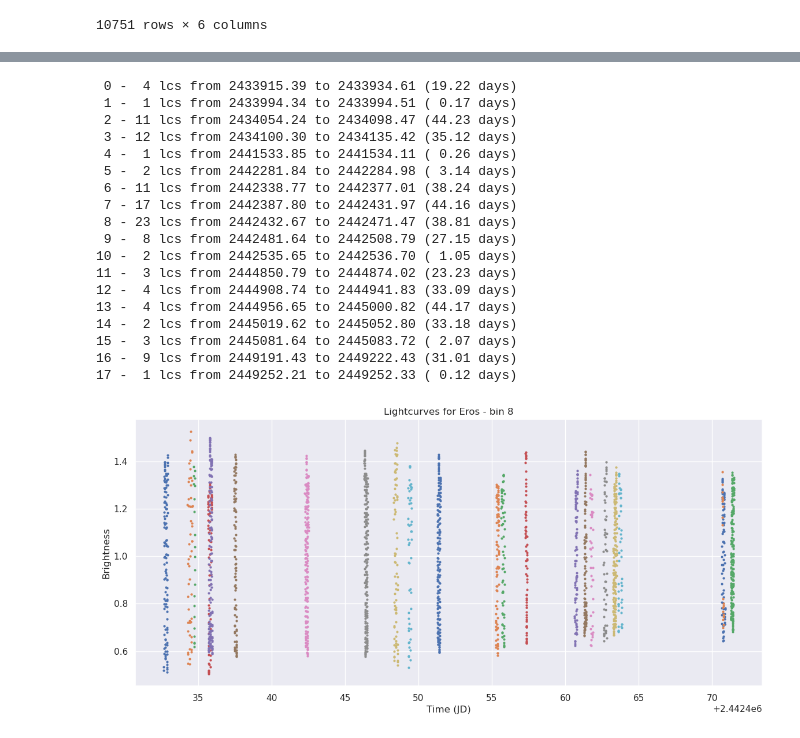
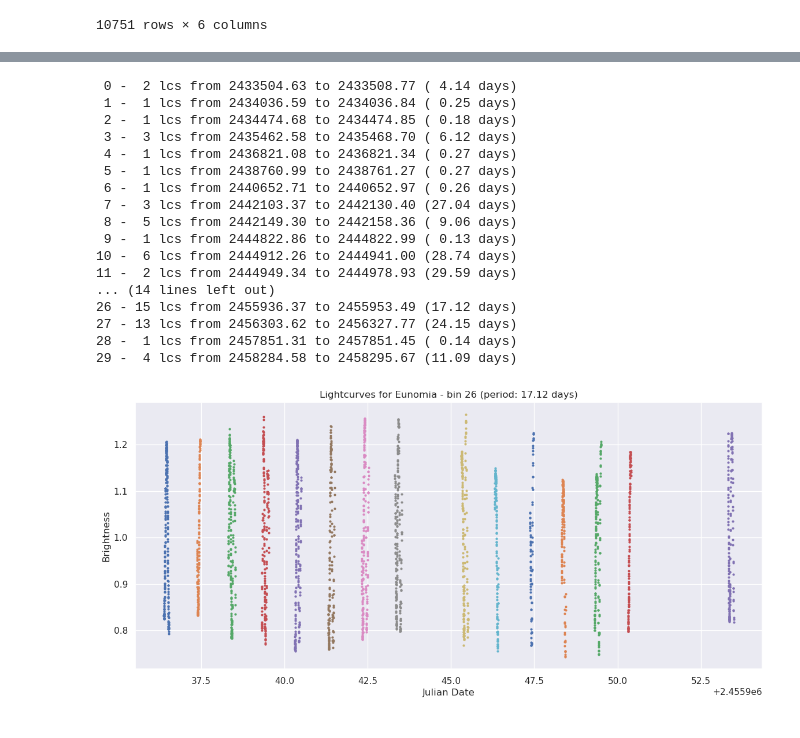
Before and after one commit to Vosloo/asteroid-lightcurves, a Jupyter notebook: EDA.ipynb, the cells around one changed output, grey strips where cells are left out. Cells and saved outputs as stored; diff of their text form; code cells hidden in the pictures.

Commit message:
Added newest results for lightcurve composite

```diff
--- a/EDA.ipynb
+++ b/EDA.ipynb
@@ -47,7 +49,7 @@ C_E = "\033[0m"
 PERIOD_FILE = "period.txt"
 # %%
 AVAILABLE_ASTEROIDS = {}
-for directory in RAW_DIR.iterdir():
+for directory in ASTEROIDS_DIR.iterdir():
     if not directory.is_dir():
         continue
 
@@ -67,6 +69,8 @@ for directory in RAW_DIR.iterdir():
         period = float(f.read().strip())
 
     AVAILABLE_ASTEROIDS[work_name] = {"id": asteroid_num, "name": asteroid_name, "period": period}
+
+AVAILABLE_ASTEROIDS = {k: AVAILABLE_ASTEROIDS[k] for k in sorted(AVAILABLE_ASTEROIDS)}
 # %%
 AVAILABLE_ASTEROIDS
 # %% [output]
@@ -80,9 +87,9 @@ AVAILABLE_ASTEROIDS
 # %%
-asteroid_name = "Eros"
+asteroid_name = "Eunomia"  # Interamnia, Eros, Ceres, Eunomia
 chosen_asteroid = AVAILABLE_ASTEROIDS[asteroid_name]
 asteroid_id, known_period = chosen_asteroid["id"], chosen_asteroid["period"]
 
-with open(RAW_DIR / asteroid_name / "lc.json", "r") as f:
+with open(ASTEROIDS_DIR / asteroid_name / "lc.json", "r") as f:
     raw_data = json.load(f)
 # %%
 raw_data[0]
@@ -125,3 +147,31 @@ asteroid.longest_lightcurve.plot()
+# %%
+# Splitting long lightcurve into smaller ones - current the case for Sylvia
+if False:
+    too_long_lc = asteroid.get_lightcurves(by=EnumSortOptions.PERIOD)[0]
+    lc_config = {
+        "id": too_long_lc.id,
+        "scale": too_long_lc.scale,
+        "created": too_long_lc.created_at,
+        "modified": too_long_lc.updated_at,
+    }
+
+    separated_lcs = []
+    curr_points = []
+    prev_point = None
+
+    THRESHOLD = 10 # days
+    for point in too_long_lc.points:
+        if prev_point is None:
+            prev_point = point
+            curr_points.append(point)
+            continue
+
+        if point.JD - prev_point.JD > THRESHOLD:
+            separated_lcs.append(Lightcurve.model_validate(lc_config | {"points": curr_points, "points_count": len(curr_points)}))
+            curr_points = []
+
+        curr_points.append(point)
+        prev_point = point
 # %%
 brightness = []
 times = []
@@ -137,5 +192,5 @@ plt.show()
 # %%
-MAX_DIFF_THRESHOLD = 45  # days
+MAX_DIFF_THRESHOLD = 30  # days
 bins: list[list[Lightcurve]] = [[]]
 
 curr_bin = 0
@@ -156,41 +211,41 @@ for ind, _bin in enumerate(bins):
     last_JD = _bin[-1].last_JD
     print(f"{ind:2} - {C_Y_S}{len(_bin):2}{C_E} lcs from {first_JD:.2f} to {last_JD:.2f} {C_G_S}({last_JD - first_JD:5.2f} days){C_E}")
 # %% [output]
- 0 -  4 lcs from 2433915.39 to 2433934.61 (19.22 days)
- 1 -  1 lcs from 2433994.34 to 2433994.51 ( 0.17 days)
- 2 - 11 lcs from 2434054.24 to 2434098.47 (44.23 days)
- 3 - 12 lcs from 2434100.30 to 2434135.42 (35.12 days)
- 4 -  1 lcs from 2441533.85 to 2441534.11 ( 0.26 days)
- 5 -  2 lcs from 2442281.84 to 2442284.98 ( 3.14 days)
- 6 - 11 lcs from 2442338.77 to 2442377.01 (38.24 days)
- 7 - 17 lcs from 2442387.80 to 2442431.97 (44.16 days)
- 8 - 23 lcs from 2442432.67 to 2442471.47 (38.81 days)
- 9 -  8 lcs from 2442481.64 to 2442508.79 (27.15 days)
-10 -  2 lcs from 2442535.65 to 2442536.70 ( 1.05 days)
-11 -  3 lcs from 2444850.79 to 2444874.02 (23.23 days)
-12 -  4 lcs from 2444908.74 to 2444941.83 (33.09 days)
-13 -  4 lcs from 2444956.65 to 2445000.82 (44.17 days)
-14 -  2 lcs from 2445019.62 to 2445052.80 (33.18 days)
-15 -  3 lcs from 2445081.64 to 2445083.72 ( 2.07 days)
-16 -  9 lcs from 2449191.43 to 2449222.43 (31.01 days)
-17 -  1 lcs from 2449252.21 to 2449252.33 ( 0.12 days)
+ 0 -  2 lcs from 2433504.63 to 2433508.77 ( 4.14 days)
+ 1 -  1 lcs from 2434036.59 to 2434036.84 ( 0.25 days)
+ 2 -  1 lcs from 2434474.68 to 2434474.85 ( 0.18 days)
+ 3 -  3 lcs from 2435462.58 to 2435468.70 ( 6.12 days)
+ 4 -  1 lcs from 2436821.08 to 2436821.34 ( 0.27 days)
+ 5 -  1 lcs from 2438760.99 to 2438761.27 ( 0.27 days)
+ 6 -  1 lcs from 2440652.71 to 2440652.97 ( 0.26 days)
+ 7 -  3 lcs from 2442103.37 to 2442130.40 (27.04 days)
+ 8 -  5 lcs from 2442149.30 to 2442158.36 ( 9.06 days)
+ 9 -  1 lcs from 2444822.86 to 2444822.99 ( 0.13 days)
+10 -  6 lcs from 2444912.26 to 2444941.00 (28.74 days)
+11 -  2 lcs from 2444949.34 to 2444978.93 (29.59 days)
+... (14 lines left out)
+26 - 15 lcs from 2455936.37 to 2455953.49 (17.12 days)
+27 - 13 lcs from 2456303.62 to 2456327.77 (24.15 days)
+28 -  1 lcs from 2457851.31 to 2457851.45 ( 0.14 days)
+29 -  4 lcs from 2458284.58 to 2458295.67 (11.09 days)
 # %%
 SELECTED_BIN = np.argmax([len(_bin) for _bin in bins])
 selected_bin = bins[SELECTED_BIN]
 for ind, lc in enumerate(selected_bin):
     times = []
     brightness = []
     for points in lc.points:
         times.append(points.JD)
         brightness.append(points.brightness)
 
     plt.scatter(times, brightness, s=4)
 
-plt.title(f"Lightcurves for {asteroid_name} - bin {SELECTED_BIN}")
-plt.xlabel("Time (JD)")
+period = selected_bin[-1].last_JD - selected_bin[0].first_JD
+plt.title(f"Lightcurves for {asteroid_name} - bin {SELECTED_BIN} (period: {period:.2f} days)")
+plt.xlabel("Julian Date")
 plt.ylabel("Brightness")
 plt.show()
 # %% [output]
-[figure, old version]
+[figure, new version]
 # %%
 frequency, power = LombScargle(times, brightness).autopower()
```
Also changed, not shown: parts of 31 cells of this notebook, 1 other file.
